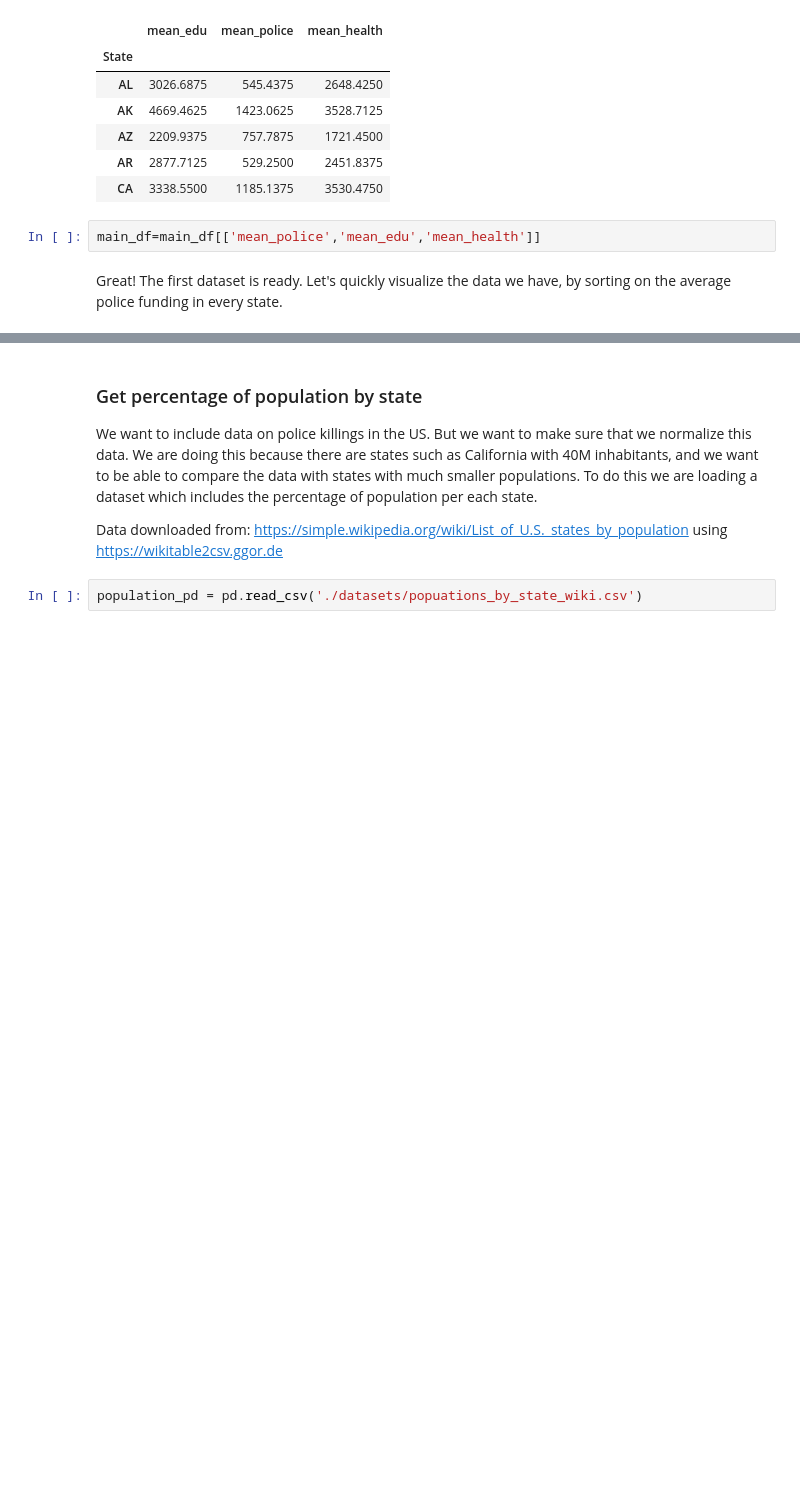
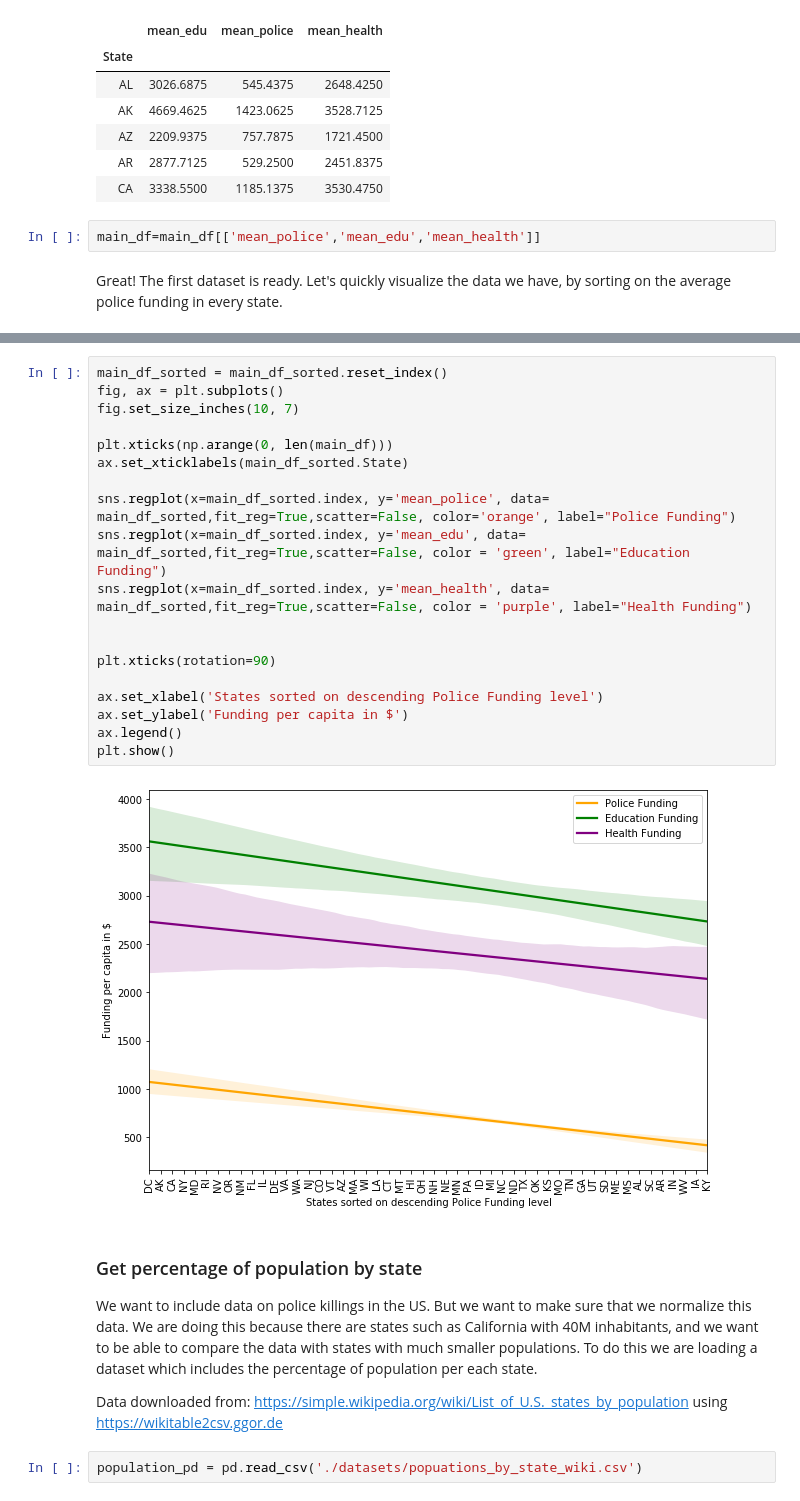
Before and after one commit to epfl-ada/ada-2020-project-milestone-p3-p3_badass, a Jupyter notebook: gov_spending_killings.ipynb, the cells around one changed output, grey strips where cells are left out. Saved outputs shown, nothing was run; the diff lists cells and outputs as text; blank space fills up the shorter version.

```diff
--- a/gov_spending_killings.ipynb
+++ b/gov_spending_killings.ipynb
@@ -113,3 +114,24 @@ ax.legend(["Police", "Education", "Healthcare"]);
+# %%
+main_df_sorted = main_df_sorted.reset_index()
+fig, ax = plt.subplots()
+fig.set_size_inches(10, 7)
+
+plt.xticks(np.arange(0, len(main_df)))
+ax.set_xticklabels(main_df_sorted.State)
+
+sns.regplot(x=main_df_sorted.index, y='mean_police', data= main_df_sorted,fit_reg=True,scatter=False, color='orange', label="Police Funding")
+sns.regplot(x=main_df_sorted.index, y='mean_edu', data= main_df_sorted,fit_reg=True,scatter=False, color = 'green', label="Education Funding")
+sns.regplot(x=main_df_sorted.index, y='mean_health', data= main_df_sorted,fit_reg=True,scatter=False, color = 'purple', label="Health Funding")
+
+
+plt.xticks(rotation=90)
+
+ax.set_xlabel('States sorted on descending Police Funding level')
+ax.set_ylabel('Funding per capita in $')
+ax.legend()
+plt.show()
+# %% [output]
+[figure, added]
 # %% [markdown]
 ### Get percentage of population by state
 
```
Also changed, not shown: parts of 41 cells of this notebook, 4 other files.
